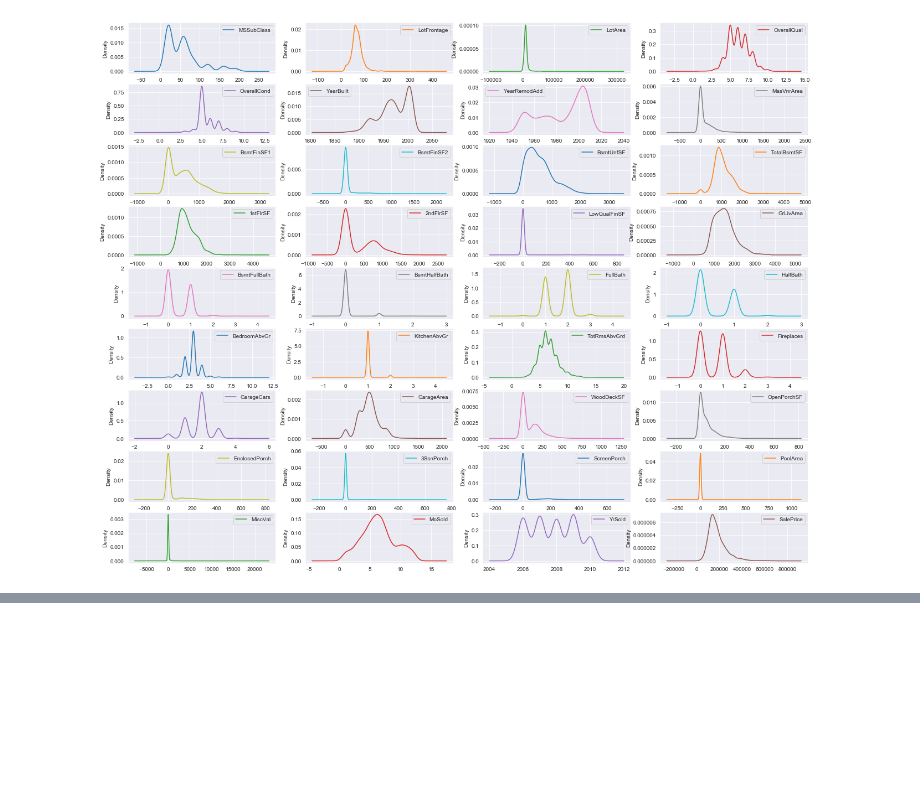
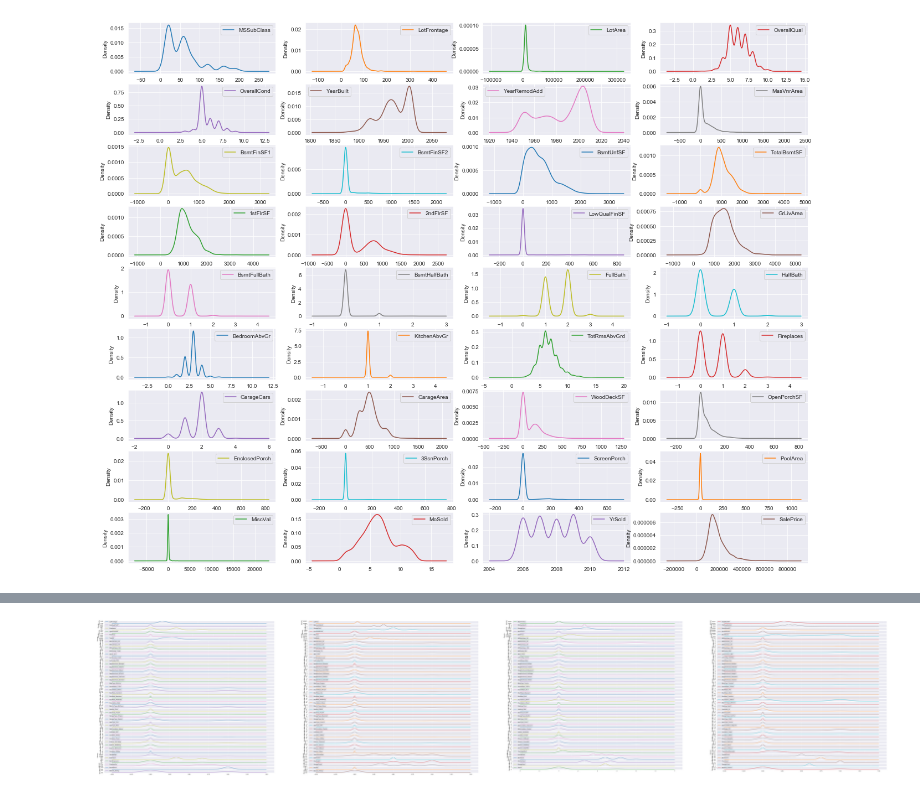
Before and after one commit to cchen17/machine-learning_house-prices, a Jupyter notebook: denise/Data Visualization.ipynb, the cells around one changed output, grey strips where cells are left out. Drawn from its saved outputs; the diff is of its cells as text; code cells hidden in the pictures; blank space fills up the shorter version.

```diff
--- a/denise/Data Visualization.ipynb
+++ b/denise/Data Visualization.ipynb
@@ -273,0 +299,5 @@ KeyError: "['BsmtScore' 'TotalSF' 'PctLowQual' 'AboveGroundPct' 'TotalBath' 'Bed
+# %%
+# density overview
+density = ames.plot(kind='density', subplots=True, sharey=False, sharex=False, layout = (47,4), figsize=(100,20))
+# %% [output]
+[figure, added]
```
Also changed, not shown: parts of 4 cells of this notebook, 1 other file.
